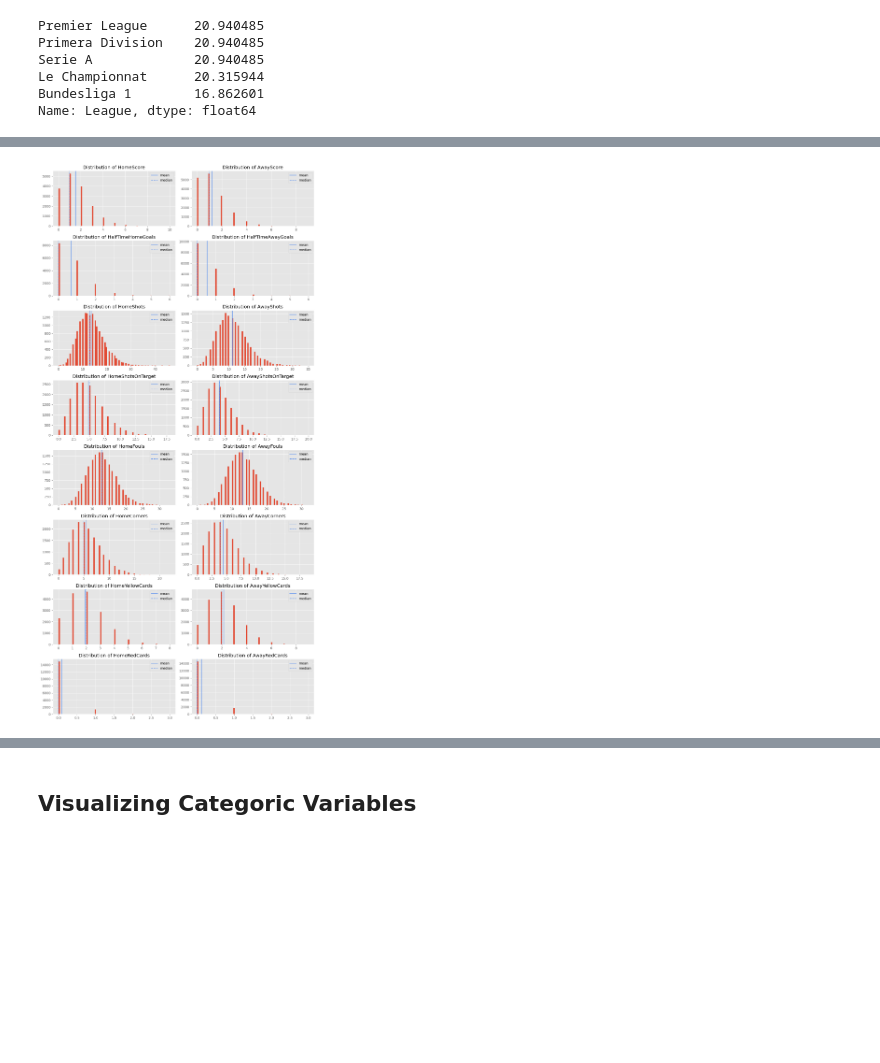
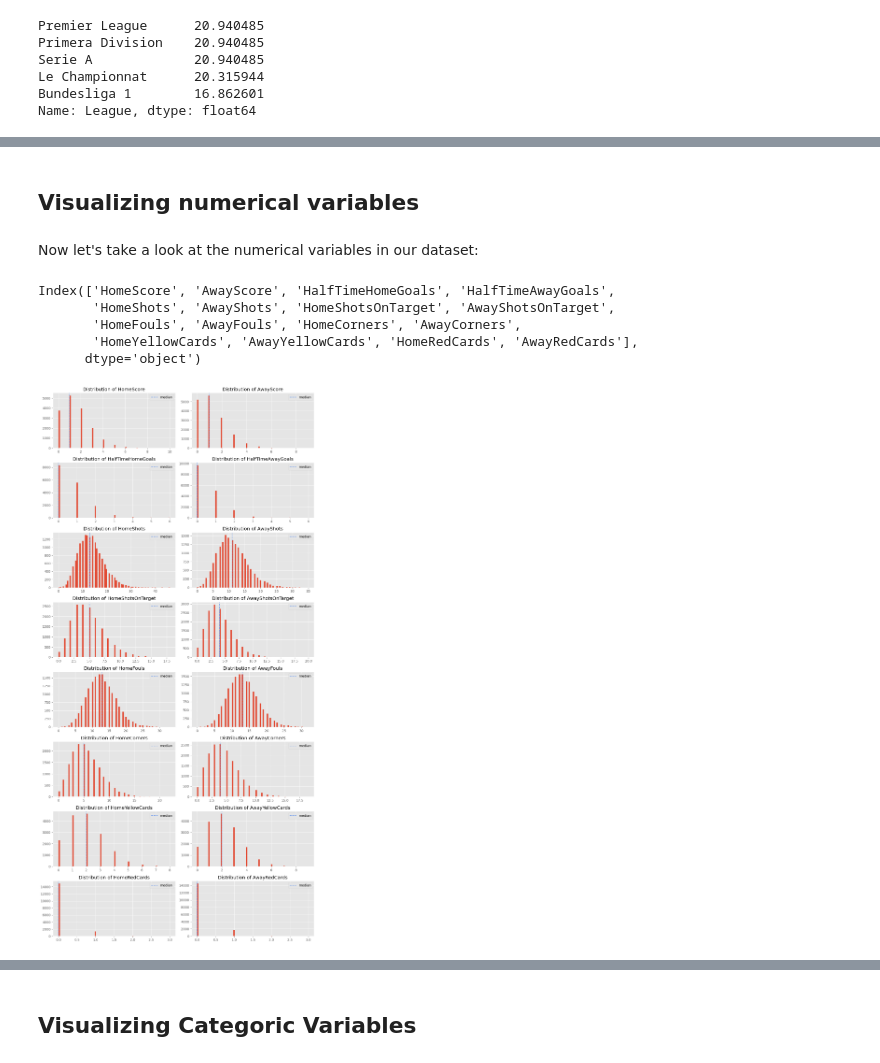
Before and after one commit to RomanKovv/Soccer-Prophet---Machine-Learning-Match-Prediction-Model, a Jupyter notebook: SOCCER_CAPSTONE.ipynb, the cells around one changed output, grey strips where cells are left out. Saved outputs shown, nothing was run; the diff lists cells and outputs as text; code cells hidden in the pictures; blank space fills up the shorter version.

```diff
--- a/SOCCER_CAPSTONE.ipynb
+++ b/SOCCER_CAPSTONE.ipynb
@@ -465,26 +440,39 @@ data1.describe()
 | 50% | 1.000000 | 1.000000 | 0.000000 | 0.000000 | 13.000000 | 11.000000 | 5.000000 | ... |
 | 75% | 2.000000 | 2.000000 | 1.000000 | 1.000000 | 17.000000 | 14.000000 | 6.000000 | ... |
 | max | 10.000000 | 9.000000 | 6.000000 | 6.000000 | 46.000000 | 35.000000 | 18.000000 | ... |
+# %% [markdown]
+## Visualizing numerical variables
+# %% [markdown]
+Now let's take a look at the numerical variables in our dataset:
+# %%
+clean_data.select_dtypes("number").columns
+# %% [output]
+Index(['HomeScore', 'AwayScore', 'HalfTimeHomeGoals', 'HalfTimeAwayGoals',
+       'HomeShots', 'AwayShots', 'HomeShotsOnTarget', 'AwayShotsOnTarget',
+       'HomeFouls', 'AwayFouls', 'HomeCorners', 'AwayCorners',
+       'HomeYellowCards', 'AwayYellowCards', 'HomeRedCards', 'AwayRedCards'],
+      dtype='object')
+# %%
+#changing the style of the plot
+plt.style.use("ggplot")
+plt.rcParams["text.color"] = "black"
+plt.rcParams["axes.labelcolor"] = "black"
 # %%
-#changing the style of the plot
-plt.style.use('ggplot')
-
 # Create a figure with 8 rows and 2 columns
 fig, axs = plt.subplots(8, 2, figsize=(12, 24))
 
 # Plot numeric columns in each subplot
-for i, column in enumerate(data1.select_dtypes("number").columns):
+for i, column in enumerate(clean_data.select_dtypes("number").columns):
     row = i // 2
     col = i % 2
 
-    axs[row, col].hist(data1[column], bins=80)
-    axs[row, col].axvline(data1[column].mean(), 0, 1000, label="mean", color="cornflowerblue")
-    axs[row, col].axvline(data1[column].median(), 0, 1000, label="median", color="cornflowerblue", linestyle="--")
+    axs[row, col].hist(clean_data[column], bins=80)
+    axs[row, col].axvline(clean_data[column].median(), 0, 1000, label="median", color="cornflowerblue", linestyle="--")
     axs[row, col].set_title(f"Distribution of {column}")
     axs[row, col].legend()
 
-
+fig.subplots_adjust(hspace=0.5)
 plt.tight_layout()
 plt.show()
 # %% [output]
-[figure, old version]
+[figure, new version]
```
Also changed, not shown: parts of 90 cells of this notebook, 1 other file.
